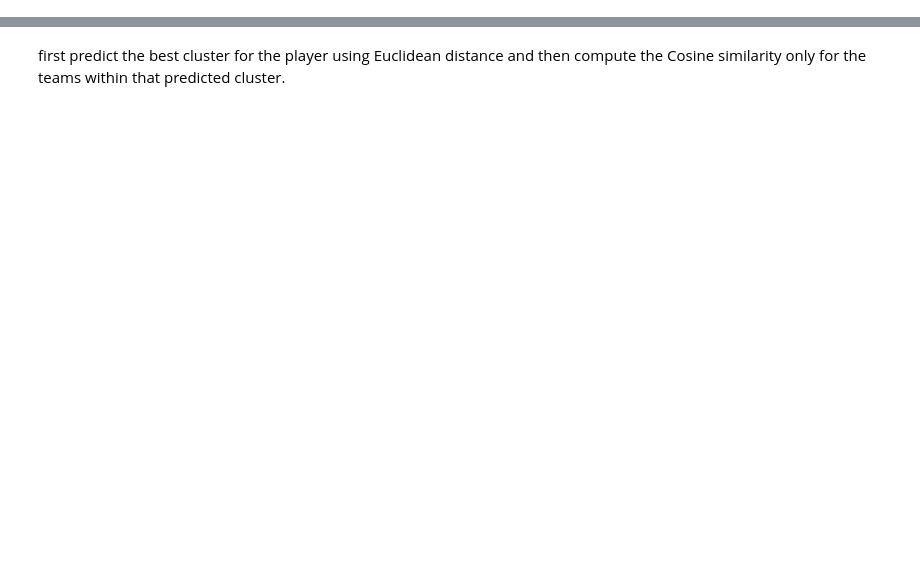
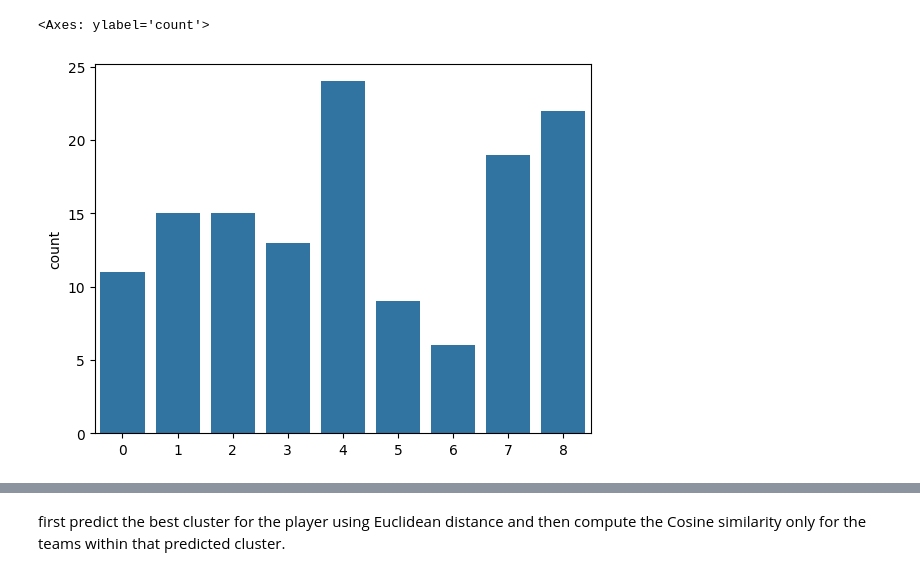
Before and after one commit to allorenz/football-player-similarity, a Jupyter notebook: src/player_club_matching.ipynb, the cells around one changed output, grey strips where cells are left out. Drawn from its saved outputs; the diff is of its cells as text; code cells hidden in the pictures; blank space fills up the shorter version.

```diff
--- a/src/player_club_matching.ipynb
+++ b/src/player_club_matching.ipynb
@@ -6,0 +404,8 @@ df_features, df_player_info = utils.load_player_statistics()
+# %%
+model = KMeans(n_clusters = 9, init = "k-means++", max_iter = 300, n_init = 12, random_state = 42)
+labels = model.fit_predict(df_squad_features_scaled)
+
+sns.countplot(x=np.array(labels))
+# %% [output]
+<Axes: ylabel='count'>
+[figure, added]
```
Also changed, not shown: parts of 37 cells of this notebook, 6 other files.
